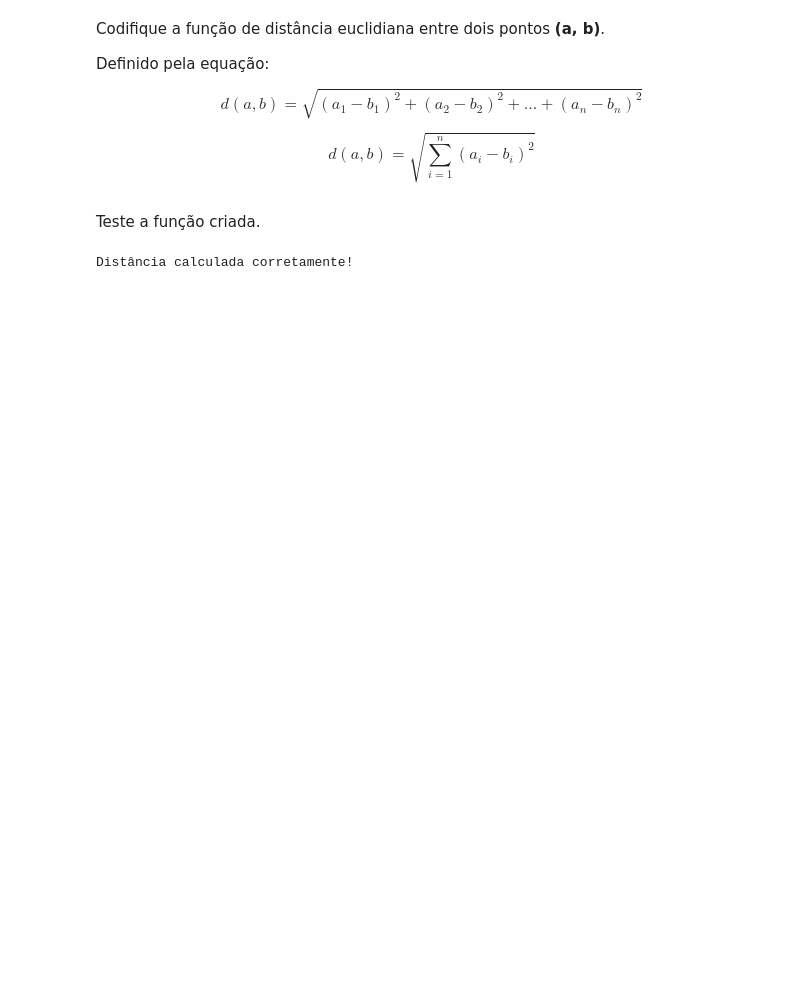
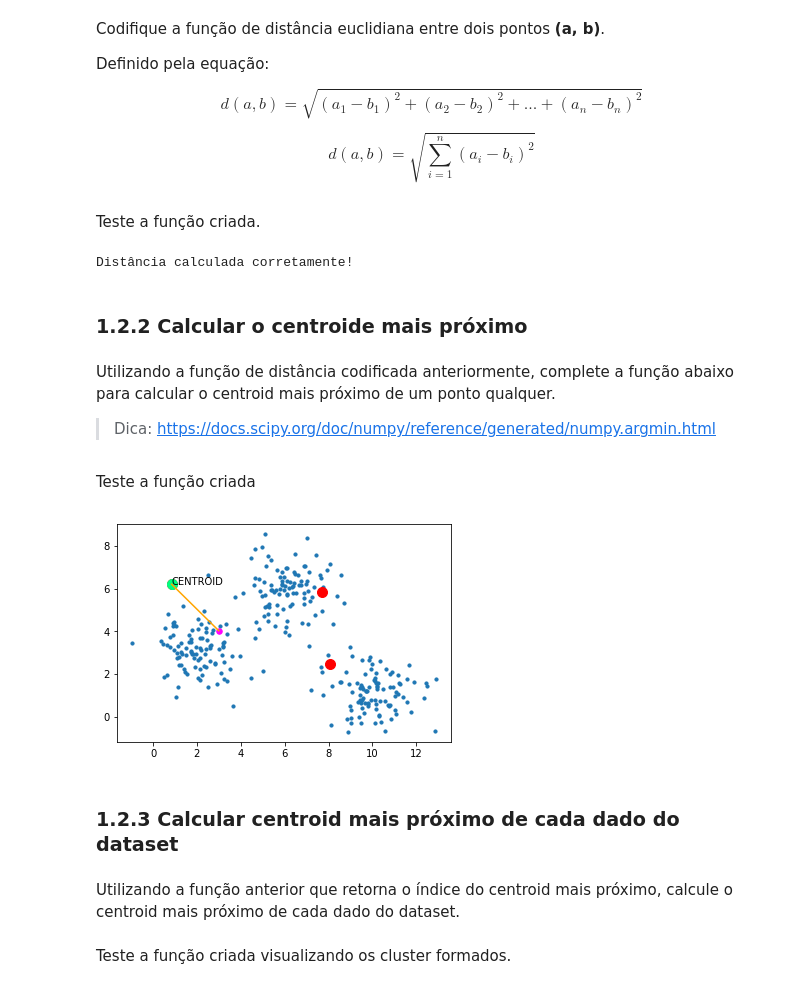
Before and after one commit to CarlosJun/Data-Science, a Jupyter notebook: Clustering/Notebook_KMeans.ipynb, the cells around one changed output. Saved outputs shown, nothing was run; the diff lists cells and outputs as text; code cells hidden in the pictures; blank space fills up the shorter version.

```diff
--- a/Clustering/Notebook_KMeans.ipynb
+++ b/Clustering/Notebook_KMeans.ipynb
@@ -101,7 +101,7 @@ def euclidean_distance(a, b):
     b -- Um ponto no espaço - [1,n]
 
     Retornos:
-    distance -- Distância entre os pontos
+    distance -- Distância euclidiana entre os pontos
     """
 
     #### CODE HERE ####
@@ -123,3 +123,9 @@ else:
     print("Função de distância incorreta")
 # %% [output]
 Distância calculada corretamente!
+# %% [markdown]
+### 1.2.2 Calcular o centroide mais próximo
+# %% [markdown]
+Utilizando a função de distância codificada anteriormente, complete a função abaixo para calcular o centroid mais próximo de um ponto qualquer.
+
+> Dica: https://docs.scipy.org/doc/numpy/reference/generated/numpy.argmin.html
@@ -125,0 +159,35 @@ Distância calculada corretamente!
+# %% [markdown]
+Teste a função criada
+# %%
+# Seleciona um ponto aleatório no dataset
+index = np.random.randint(dataset.shape[0])
+a = dataset[index,:]
+
+# Usa a função para descobrir o centroid mais próximo
+idx_nearest_centroid = nearest_centroid(a, centroids)
+
+
+# Plota os dados ------------------------------------------------
+plt.scatter(dataset[:,0], dataset[:,1], s=10)
+# Plota o ponto aleatório escolhido em uma cor diferente
+plt.scatter(a[0], a[1], c='magenta', s=30)
+
+# Plota os centroids
+plt.scatter(centroids[:,0], centroids[:,1], c='red', s=100)
+# Plota o centroid mais próximo com uma cor diferente
+plt.scatter(centroids[idx_nearest_centroid,0],
+            centroids[idx_nearest_centroid,1],
+            c='springgreen', s=100)
+
+# Cria uma linha do ponto escolhido para o centroid selecionado
+plt.plot([a[0], centroids[idx_nearest_centroid,0]],
+         [a[1], centroids[idx_nearest_centroid,1]],c='orange')
+plt.annotate('CENTROID', (centroids[idx_nearest_centroid,0],
+            centroids[idx_nearest_centroid,1],))
+plt.show()
+# %% [output]
+[figure, added]
+# %% [markdown]
+### 1.2.3 Calcular centroid mais próximo de cada dado do dataset
+# %% [markdown]
+Utilizando a função anterior que retorna o índice do centroid mais próximo, calcule o centroid mais próximo de cada dado do dataset.
@@ -125,0 +219,2 @@ Distância calculada corretamente!
+# %% [markdown]
+Teste a função criada visualizando os cluster formados.
```
Also changed, not shown: parts of 19 cells of this notebook.
